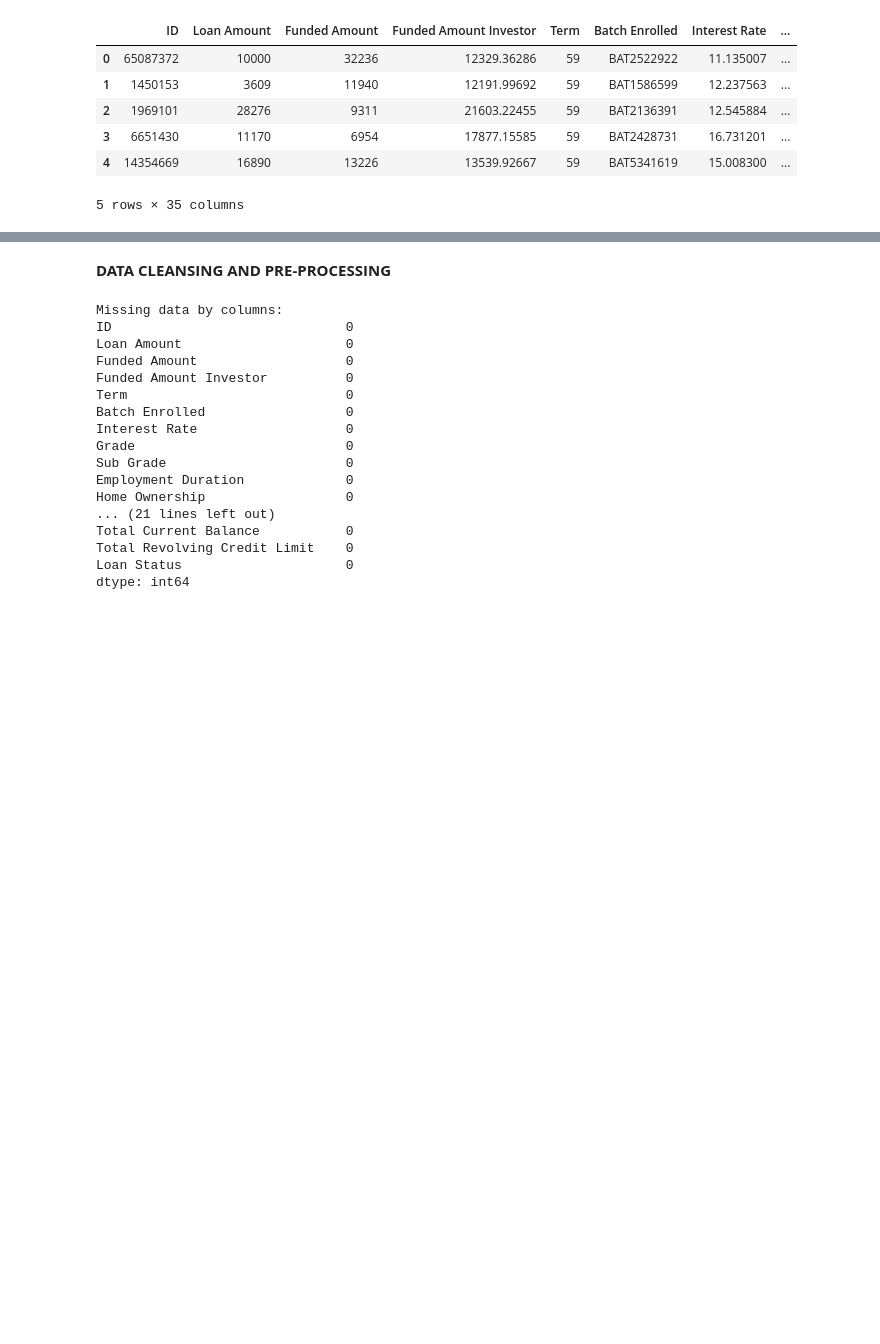
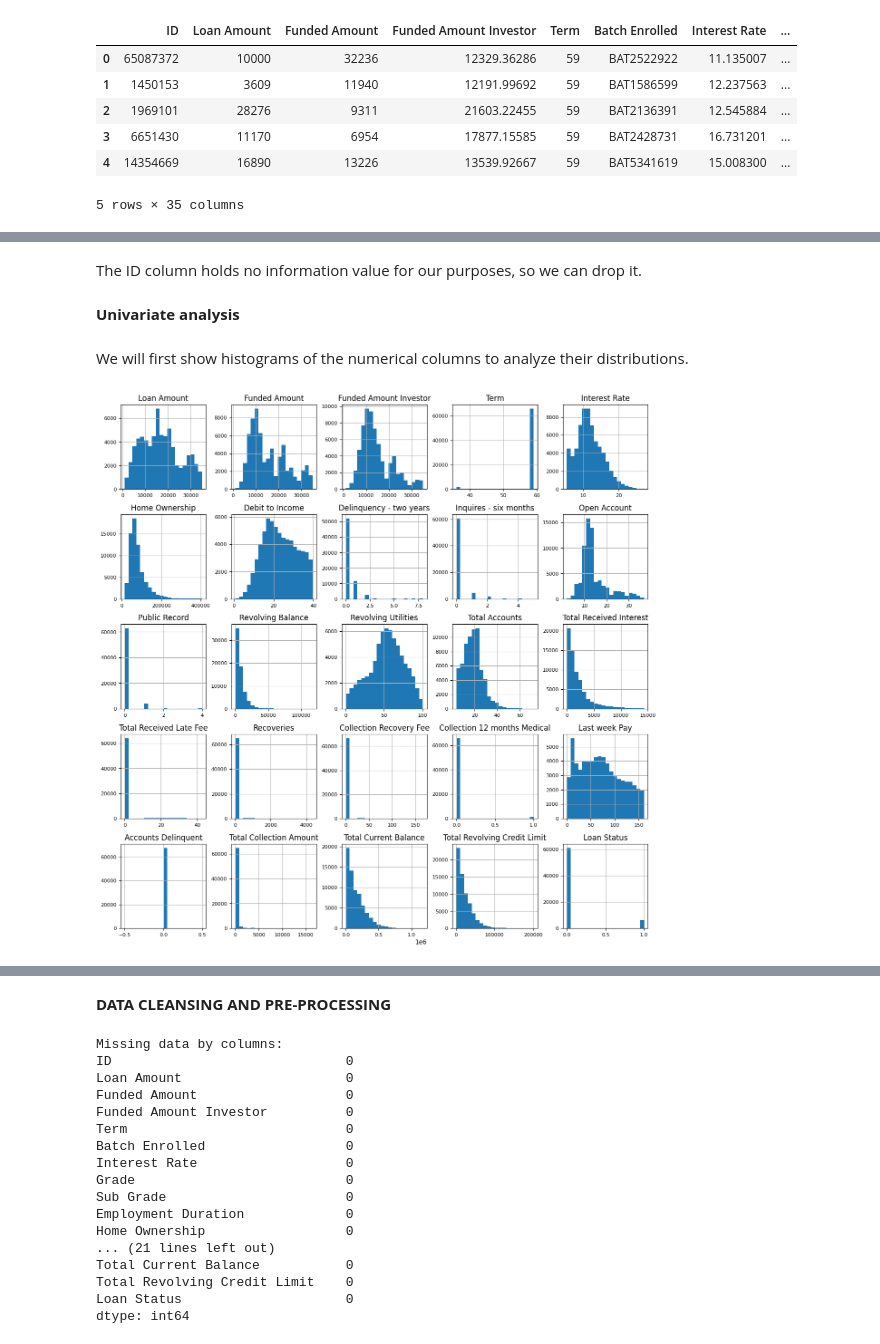
Before and after one commit to stepazel/BankDataAnalysis, a Jupyter notebook: Project.ipynb, the cells around one changed output, grey strips where cells are left out. Drawn from its saved outputs; the diff is of its cells as text; code cells hidden in the pictures; blank space fills up the shorter version.

Commit message:
Univariate data analysis + descriptive statistics

```diff
--- a/Project.ipynb
+++ b/Project.ipynb
@@ -55,0 +74,13 @@ Name: Employment Duration, dtype: int64
+# %% [markdown]
+The ID column holds no information value for our purposes, so we can drop it.
+# %%
+df.drop('ID', axis=1, inplace=True)
+# %% [markdown]
+__Univariate analysis__
+# %% [markdown]
+We will first show histograms of the numerical columns to analyze their distributions.
+# %%
+df.hist(figsize=(15, 15), bins=20, xlabelsize=8, ylabelsize=8);
+plt.show()
+# %% [output]
+[figure, added]
```
Also changed, not shown: parts of 30 cells of this notebook, 1 other file.
